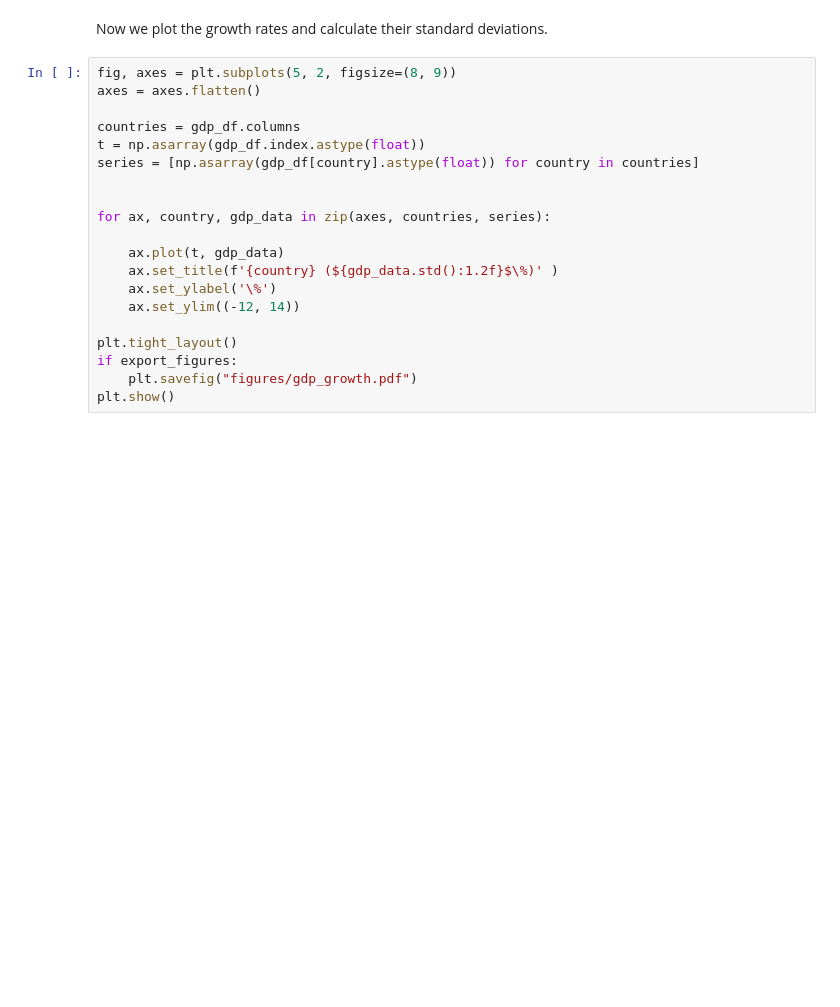
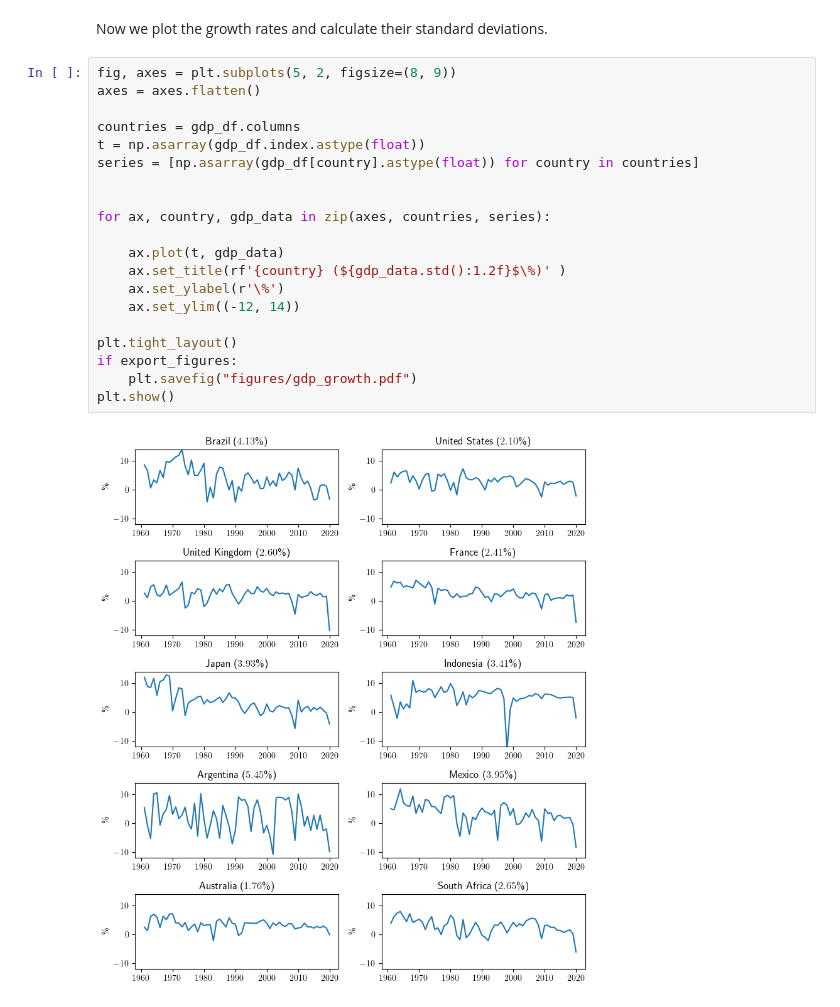
Before and after one commit to QuantEcon/book-networks-public, a Jupyter notebook: ipynb/ch_production.ipynb, the cells around one changed output. Cells and saved outputs as stored; diff of their text form; blank space fills up the shorter version.

```diff
--- a/ipynb/ch_production.ipynb
+++ b/ipynb/ch_production.ipynb
@@ -324,20 +352,22 @@ Now we plot the growth rates and calculate their standard deviations.
 # %%
 fig, axes = plt.subplots(5, 2, figsize=(8, 9))
 axes = axes.flatten()
 
 countries = gdp_df.columns
 t = np.asarray(gdp_df.index.astype(float))
 series = [np.asarray(gdp_df[country].astype(float)) for country in countries]
 
 
 for ax, country, gdp_data in zip(axes, countries, series):
 
     ax.plot(t, gdp_data)
-    ax.set_title(f'{country} (${gdp_data.std():1.2f}$\%)' )
-    ax.set_ylabel('\%')
+    ax.set_title(rf'{country} (${gdp_data.std():1.2f}$\%)' )
+    ax.set_ylabel(r'\%')
     ax.set_ylim((-12, 14))
 
 plt.tight_layout()
 if export_figures:
     plt.savefig("figures/gdp_growth.pdf")
 plt.show()
+# %% [output]
+[figure, added]
```
Also changed, not shown: parts of 11 cells of this notebook, 6 other files.
